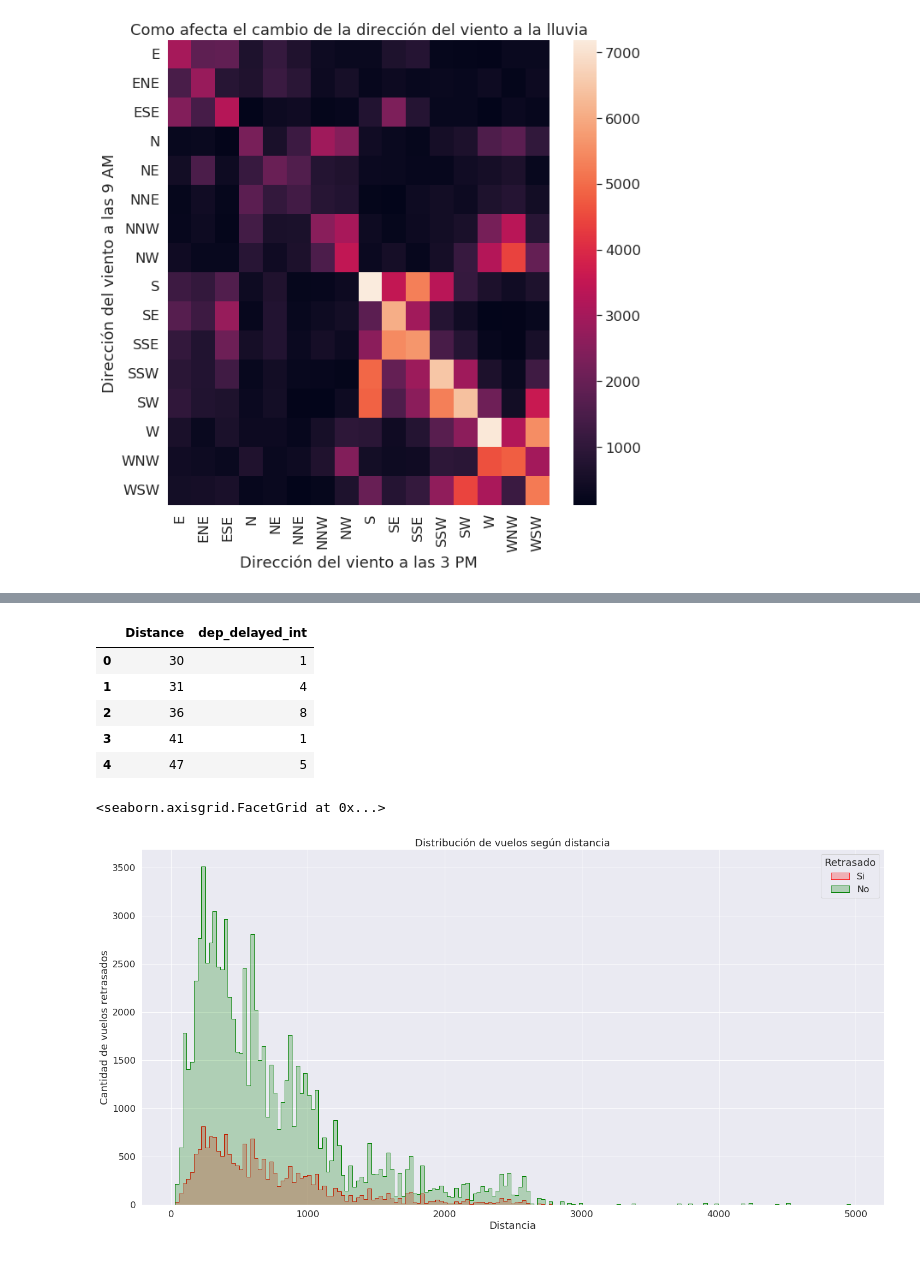
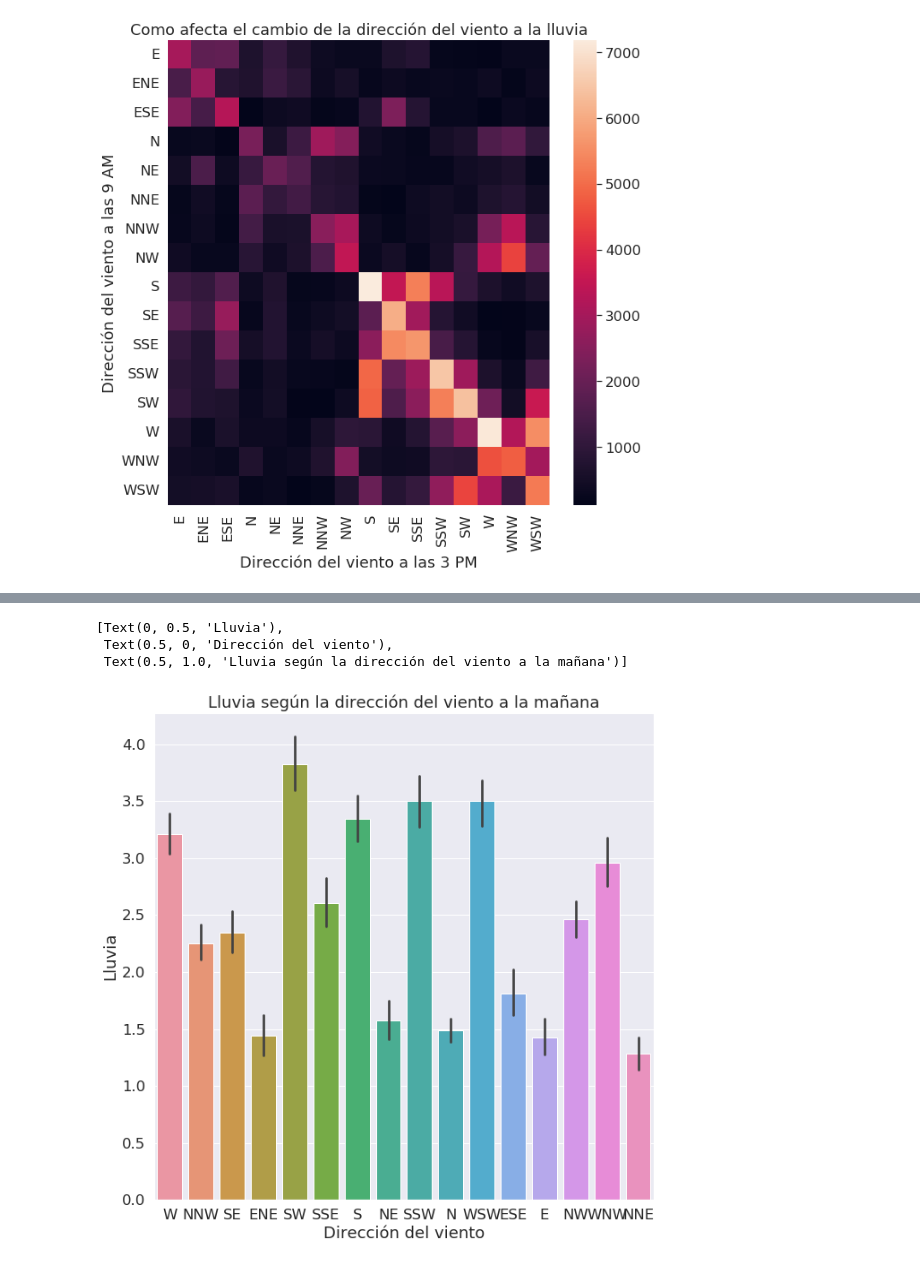
Before and after one commit to shizus/delayed-vicious-cat, a Jupyter notebook: WeatherAUS.ipynb, the cells around one changed output, grey strips where cells are left out. Saved outputs shown, nothing was run; the diff lists cells and outputs as text; code cells hidden in the pictures.

```diff
--- a/WeatherAUS.ipynb
+++ b/WeatherAUS.ipynb
@@ -153,21 +71,20 @@ delayed_by_distance = df.groupby('Distance')['dep_delayed_int'].sum().to_frame()
-# %%
-delayed_by_distance.head()
-# %% [output]
-|  | Distance | dep_delayed_int |
-| 0 | 30 | 1 |
-| 1 | 31 | 4 |
-| 2 | 36 | 8 |
-| 3 | 41 | 1 |
-| 4 | 47 | 5 |
-# %%
-# df4 = delayed_by_distance
-
-ax = sns.displot(df, x="Distance",
-            hue="dep_delayed_int",
-            element="step", legend=False, palette={False: 'green', True: 'red'}, height=10, aspect=20/10)
-# ax.fig.set_dpi(80)
-plt.legend(title='Retrasado', labels=['Si', 'No'])
-ax.set(title='Distribución de vuelos según distancia', xlabel='Distancia', ylabel='Cantidad de vuelos retrasados')
-# %% [output]
-<seaborn.axisgrid.FacetGrid at 0x...>
-[figure, removed]
+# %%
+# sns.set(rc={'figure.figsize':(20,10)}, font_scale=1.5)
+
+
+# my_palette = {"G": "lightgreen", "PG": "darkgreen", "PG-13":"orange", "R": 'red', "Not Rated": 'gray'}
+
+ax = sns.barplot(x = 'WindDir9am',
+            y = 'Rainfall',
+#             hue = 'mpaa_rating',
+            data = df)
+
+# title
+# ax.legend(title='Lluvia según la dirección del viento a la mañana')
+
+ax.set(title='Lluvia según la dirección del viento a la mañana',xlabel='Dirección del viento', ylabel='Lluvia')
+# %% [output]
+[Text(0, 0.5, 'Lluvia'),
+ Text(0.5, 0, 'Dirección del viento'),
+ Text(0.5, 1.0, 'Lluvia según la dirección del viento a la mañana')]
+[figure, added]
```
Also changed, not shown: parts of 11 cells of this notebook.
